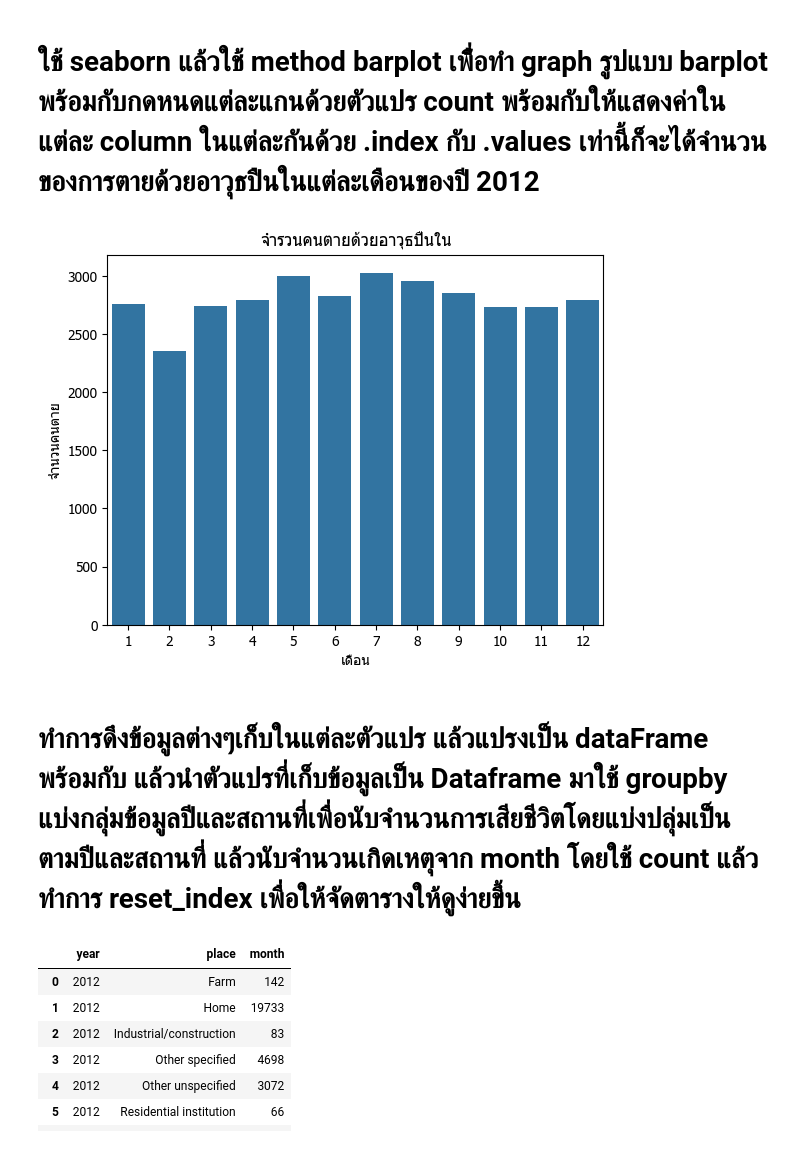
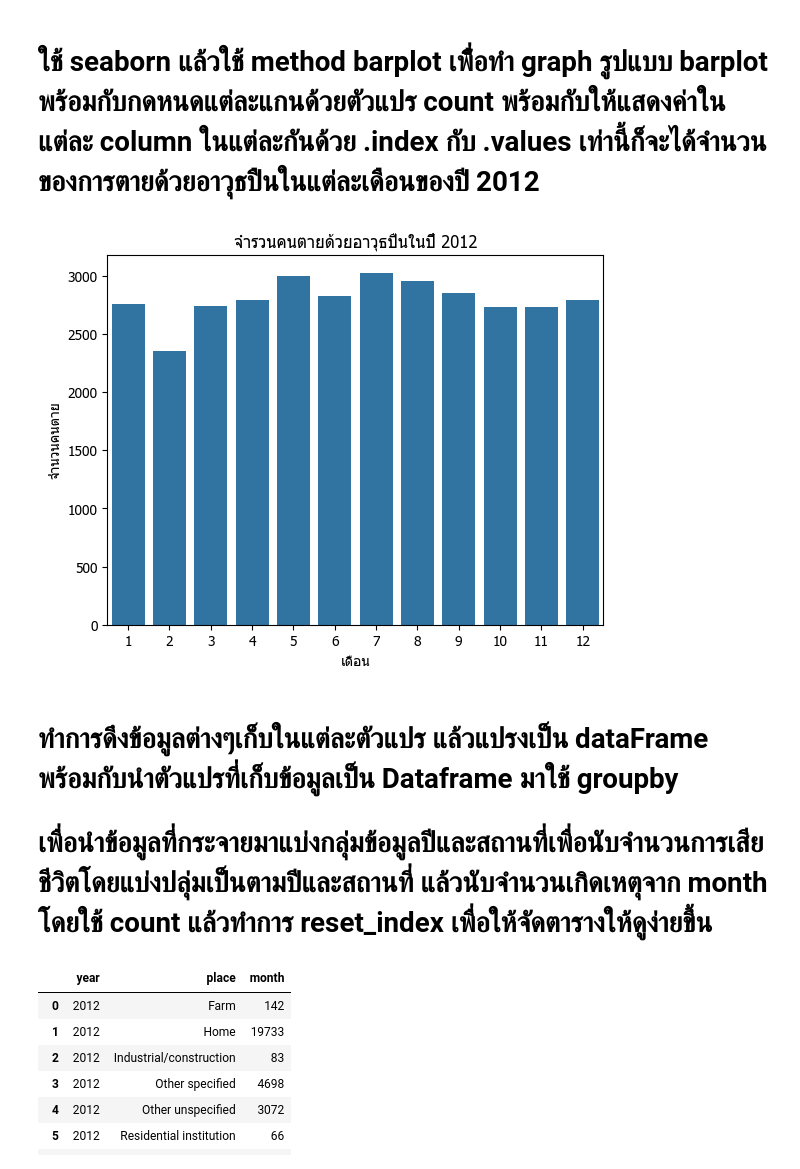
Before and after one commit to ThaphatTT/FinalDataAnalytics, a Jupyter notebook: GunAndDeathsInAmerica.ipynb, the cells around one changed output. Cells and saved outputs as stored; diff of their text form; code cells hidden in the pictures.

```diff
--- a/GunAndDeathsInAmerica.ipynb
+++ b/GunAndDeathsInAmerica.ipynb
@@ -117,14 +116,15 @@ Name: count, dtype: int64
 # ใช้ seaborn แล้วใช้ method barplot เพื่้อทำ graph รูปแบบ barplot พร้อมกับกดหนดแต่ละแกนด้วยตัวแปร count พร้อมกับให้แสดงค่าในแต่ละ column ในแต่ละกันด้วย .index กับ .values เท่านี้ก็จะได้จำนวนของการตายด้วยอาวุธปืนในแต่ละเดือนของปี 2012
 # %%
 sns.barplot(x=count.index, y=count.values)
-plt.title("จำรวนคนตายด้วยอาวุธปืนใน")
+plt.title("จำรวนคนตายด้วยอาวุธปืนในปึ 2012")
 plt.ylabel('จำนวนคนตาย')
 plt.xlabel('เดือน')
 plt.show()
 # %% [output]
-[figure, old version]
+[figure, new version]
 # %% [markdown]
-# ทำการดึงข้อมูลต่างๆเก็บในแต่ละตัวแปร แล้วแปรงเป็น dataFrame พร้อมกับ แล้วนำตัวแปรที่เก็บข้อมูลเป็น Dataframe มาใช้ groupby แบ่งกลุ่มข้อมูลปีและสถานที่เพื่อนับจำนวนการเสียชีวิตโดยแบ่งปลุ่มเป็นตามปีและสถานที่ แล้วนับจำนวนเกิดเหตุจาก month โดยใช้ count แล้วทำการ reset_index เพื่อให้จัดตารางให้ดูง่ายขึ้น
+# ทำการดึงข้อมูลต่างๆเก็บในแต่ละตัวแปร แล้วแปรงเป็น dataFrame พร้อมกับนำตัวแปรที่เก็บข้อมูลเป็น Dataframe มาใช้ groupby
+# เพื่อนำข้อมูลที่กระจายมาแบ่งกลุ่มข้อมูลปีและสถานที่เพื่อนับจำนวนการเสียชีวิตโดยแบ่งปลุ่มเป็นตามปีและสถานที่ แล้วนับจำนวนเกิดเหตุจาก month โดยใช้ count แล้วทำการ reset_index เพื่อให้จัดตารางให้ดูง่ายขึ้น
 # %%
 filter={
     'year': {
```
Also changed, not shown: parts of 9 cells of this notebook.
